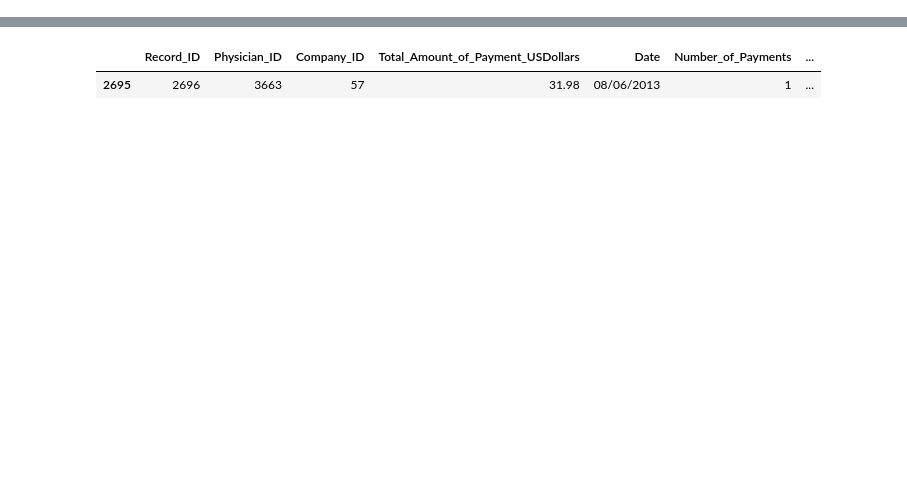
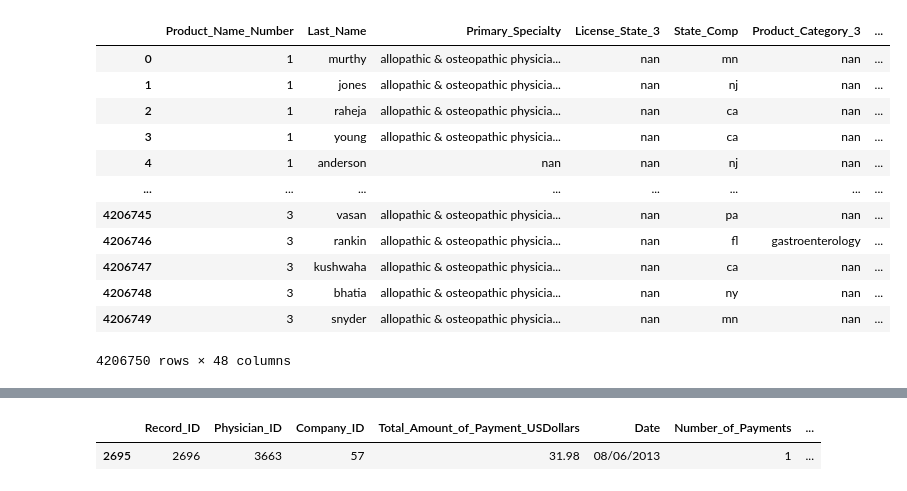
Before and after one commit to qffdhruba1123/analytics_cup_2021, a Jupyter notebook: DataSqueezingNotebook.ipynb, the cells around one changed output, grey strips where cells are left out. Cells and saved outputs as stored; diff of their text form; code cells hidden in the pictures; blank space fills up the shorter version.

Commit message:
Squeezed data, but that didnt help with shit

```diff
--- a/DataSqueezingNotebook.ipynb
+++ b/DataSqueezingNotebook.ipynb
@@ -104,0 +84,17 @@ asd[['Product_Name_Number','Product_Type_Number','Product_Name_','Product_Type_'
+# %%
+df_squeezed=df
+df_squeezed['index_col'] = df.index
+df_squeezed=pd.wide_to_long(df_squeezed, stubnames='Product_Name_', i=['index_col'],j='Product_Name_Number').reset_index()
+df_squeezed.drop(columns=['index_col'],inplace=True)
+
+
+
+# df_squeezed['index_col'] = df_squeezed.index
+# df_squeezed=pd.wide_to_long(df_squeezed, stubnames='Product_Type_', i=['index_col'],j='Product_Type_Number').reset_index()
+# df_scrap_1.drop(columns=['index_col'],inplace=True)
+# df_squeezed['index_col'] = df_squeezed.index
+# df_squeezed=pd.wide_to_long(df_squeezed, stubnames='Product_Type_', i=['index_col'],j='Product_Type_Number').reset_index()
+# df_scrap_1.drop(columns=['index_col'],inplace=True)
+# df_squeezed['index_col'] = df_squeezed.index
+# df_squeezed=pd.wide_to_long(df_squeezed, stubnames='Product_Type_', i=['index_col'],j='Product_Type_Number').reset_index()
+# df_scrap_1.drop(columns=['index_col'],inplace=True)
@@ -104,0 +125,17 @@ asd[['Product_Name_Number','Product_Type_Number','Product_Name_','Product_Type_'
+# %%
+df_squeezed['Product_Type']=None
+df_squeezed
+# %% [output]
+|  | Product_Name_Number | Last_Name | Primary_Specialty | License_State_3 | State_Comp | Product_Category_3 | ... |
+| 0 | 1 | murthy | allopathic & osteopathic physicia... | nan | mn | nan | ... |
+| 1 | 1 | jones | allopathic & osteopathic physicia... | nan | nj | nan | ... |
+| 2 | 1 | raheja | allopathic & osteopathic physicia... | nan | ca | nan | ... |
+| 3 | 1 | young | allopathic & osteopathic physicia... | nan | ca | nan | ... |
+| 4 | 1 | anderson | nan | nan | nj | nan | ... |
+| ... | ... | ... | ... | ... | ... | ... | ... |
+| 4206745 | 3 | vasan | allopathic & osteopathic physicia... | nan | pa | nan | ... |
+| 4206746 | 3 | rankin | allopathic & osteopathic physicia... | nan | fl | gastroenterology | ... |
+| 4206747 | 3 | kushwaha | allopathic & osteopathic physicia... | nan | ca | nan | ... |
+| 4206748 | 3 | bhatia | allopathic & osteopathic physicia... | nan | ny | nan | ... |
+| 4206749 | 3 | snyder | allopathic & osteopathic physicia... | nan | mn | nan | ... |
+4206750 rows × 48 columns
```
Also changed, not shown: parts of 21 cells of this notebook, 4 other files.
